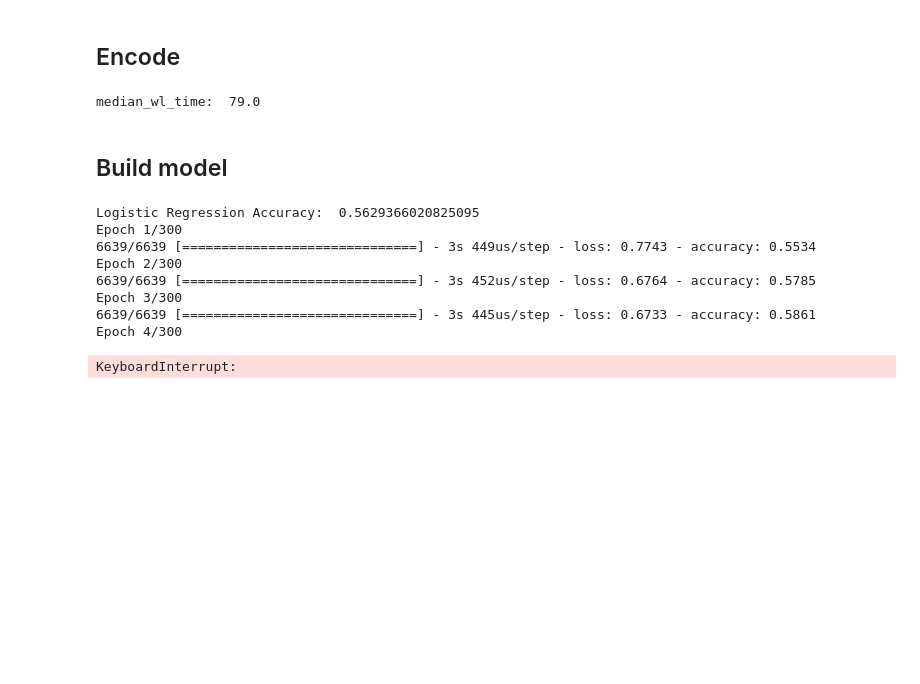
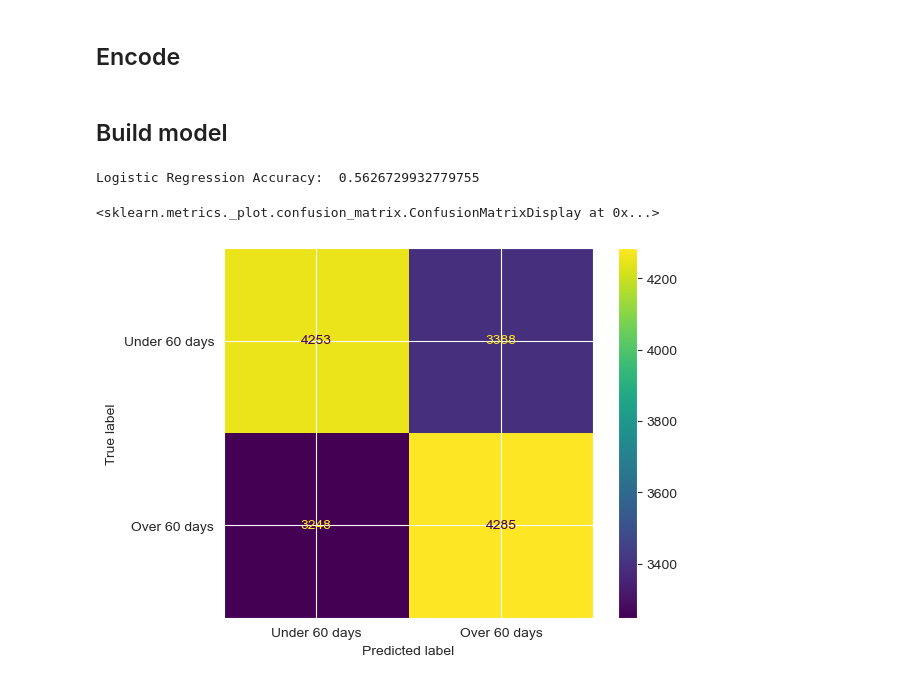
Before and after one commit to adicreson/time-to-heart-transplantation, a Jupyter notebook: data.ipynb, the cells around one changed output. Drawn from its saved outputs; the diff is of its cells as text; code cells hidden in the pictures; blank space fills up the shorter version.

Commit message:
feat: add confusion matrix

```diff
--- a/data.ipynb
+++ b/data.ipynb
@@ -216,7 +216,7 @@ df["gender"] = le.fit_transform(df["gender"])
 
 
 # we want to predict if it took more or less than 60 days to get a transplant
-df['wl_time'] = df['wl_time'].apply(lambda x: 1 if x > 30 * 6 else 0)
+df['wl_time'] = df['wl_time'].apply(lambda x: 1 if x > median_wl_time else 0)
 
 #for col in df.columns:
 #    if df[col].dtype == 'object':
@@ -229,10 +229,8 @@ df[features] = scaler.fit_transform(df[features])
 # Impute missing values
 from sklearn.impute import SimpleImputer
 
-imputer = SimpleImputer(missing_values=np.nan, strategy='most_frequent')
+imputer = SimpleImputer(missing_values=np.nan, strategy='mean')
 df = pd.DataFrame(imputer.fit_transform(df), columns=df.columns)
-# %% [output]
-median_wl_time:  79.0
 # %% [markdown]
 ## Build model
 # %%
@@ -242,39 +240,32 @@ from keras.models import Sequential
 from keras.layers import Dense, Dropout
 from sklearn.linear_model import LogisticRegression
 from sklearn.metrics import accuracy_score
+# import ClassificationReport for confusion matrix
+from sklearn.metrics import classification_report
+
 
 assert df.isnull().sum().sum() == 0, "There are still missing values in the dataset"
 
-X_train, X_test, y_train, y_test = train_test_split(df.drop('wl_time', axis=1), df['wl_time'], test_size=0.3,
+X_train, X_test, y_train, y_test = train_test_split(df.drop('wl_time', axis=1), df['wl_time'], test_size=0.2,
                                                     random_state=42)
 
 lr = LogisticRegression()
 lr.fit(X_train, y_train)
 y_pred = lr.predict(X_test)
 print("Logistic Regression Accuracy: ", accuracy_score(y_test, y_pred))
-
-model = Sequential([
-    Dense(64, activation="relu"),
-    Dropout(0.2),
-    Dense(32, activation="relu"),
-    Dropout(0.2),
-    Dense(1, activation="linear")
-])
-
-# compile the model
-#model.compile(loss='mse', optimizer='adam', metrics=['mae'])
-
-model.compile(optimizer='adam', loss='binary_crossentropy', metrics=['accuracy'])
-model.fit(X_train, y_train, epochs=30, batch_size=16, verbose=1)
-
-y_pred = model.predict(X_test)
 # %% [output]
-Logistic Regression Accuracy:  0.5629366020825095
-Epoch 1/300
-6639/6639 [==============================] - 3s 449us/step - loss: 0.7743 - accuracy: 0.5534
-Epoch 2/300
-6639/6639 [==============================] - 3s 452us/step - loss: 0.6764 - accuracy: 0.5785
-Epoch 3/300
-6639/6639 [==============================] - 3s 445us/step - loss: 0.6733 - accuracy: 0.5861
-Epoch 4/300
+Logistic Regression Accuracy:  0.5626729932779755
-KeyboardInterrupt:
+# %%
+from sklearn.metrics import confusion_matrix, ConfusionMatrixDisplay
+import matplotlib.pyplot as plt
+
+cm = confusion_matrix(y_test, y_pred)
+classes = {
+    1: "Under 60 days",
+    0: "Over 60 days"
+}
+disp = ConfusionMatrixDisplay(confusion_matrix=cm, display_labels=classes.values())
+disp.plot()
+# %% [output]
+<sklearn.metrics._plot.confusion_matrix.ConfusionMatrixDisplay at 0x...>
+[figure, added]
```
Also changed, not shown: parts of 2 cells of this notebook, 1 other file.
